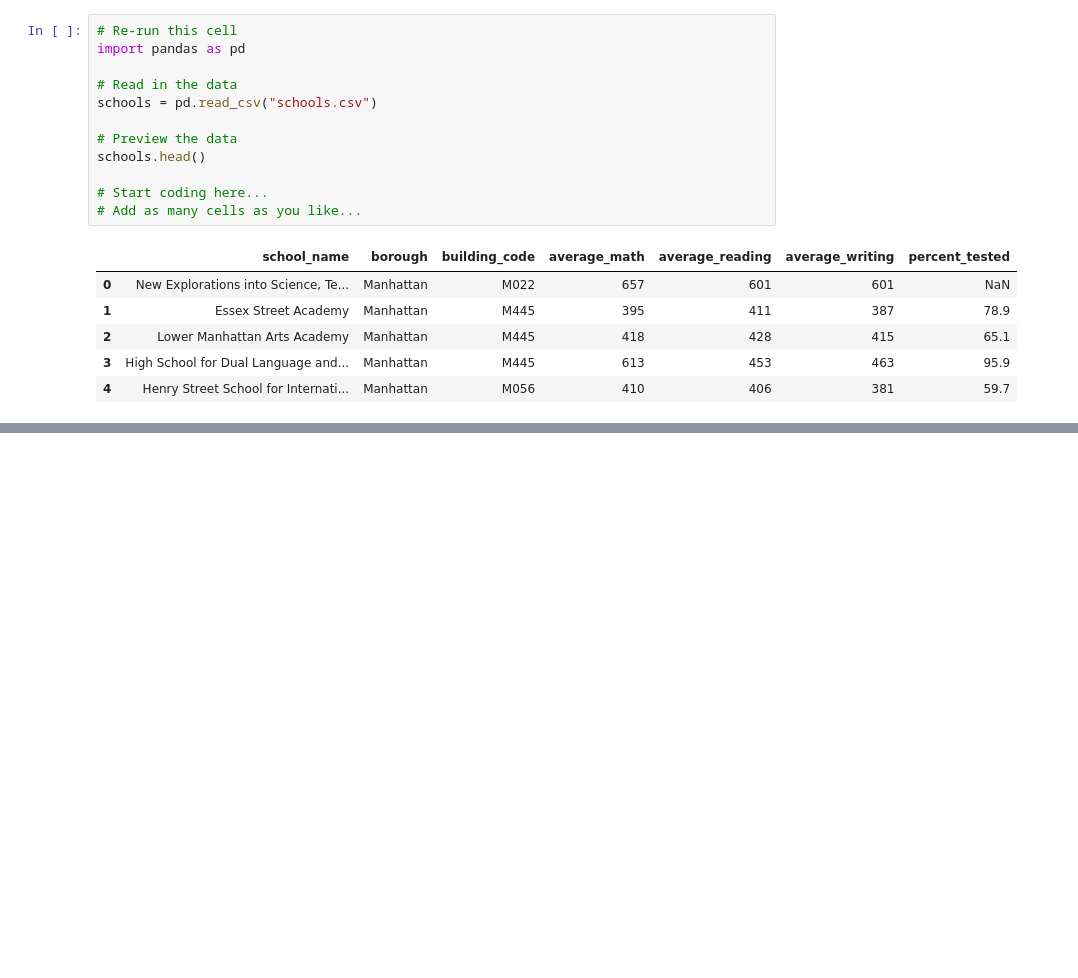
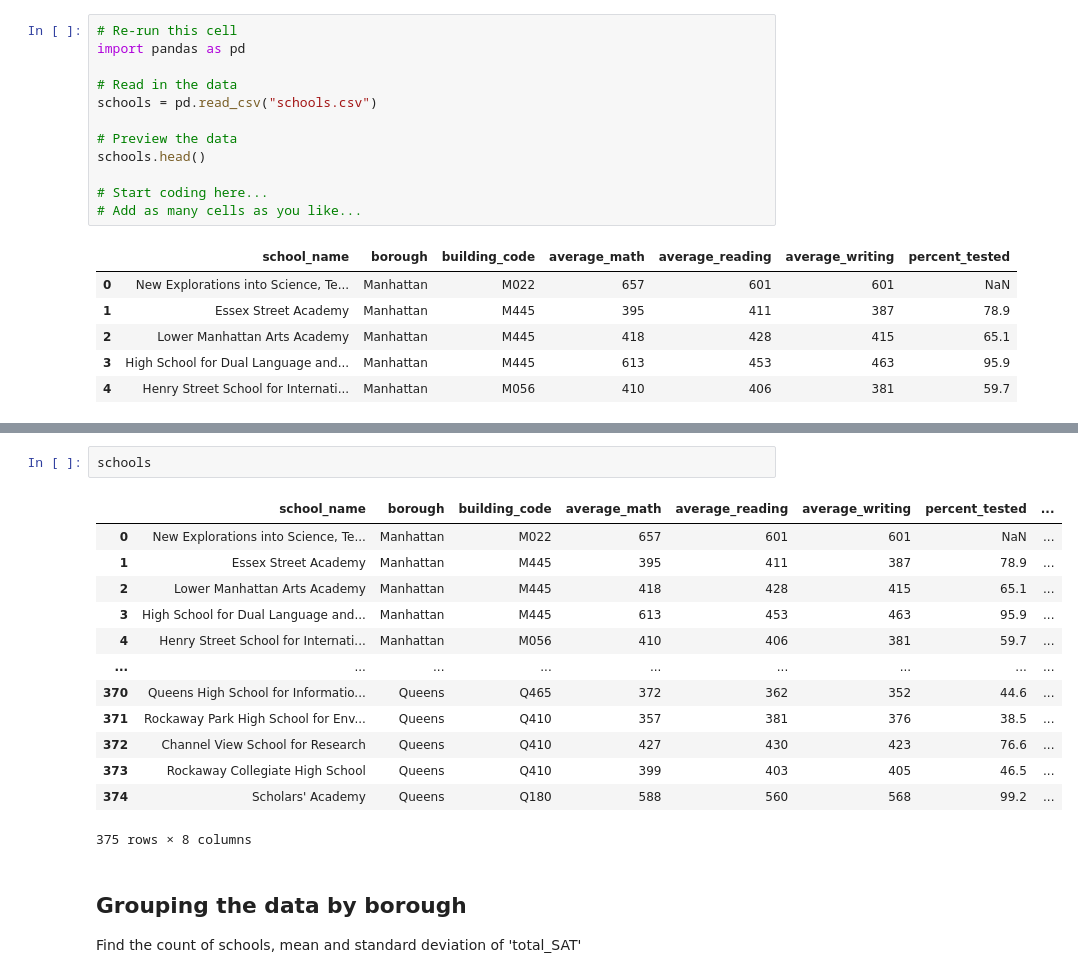
Before and after one commit to lachieho77/Exploring-NYC-Public-School-Testing-Results-Scores, a Jupyter notebook: notebook.ipynb, the cells around one changed output, grey strips where cells are left out. Drawn from its saved outputs; the diff is of its cells as text; blank space fills up the shorter version.

```diff
--- a/notebook.ipynb
+++ b/notebook.ipynb
@@ -32,0 +182,19 @@ schools.head()
+# %%
+schools
+# %% [output]
+|  | school_name | borough | building_code | average_math | average_reading | average_writing | percent_tested | ... |
+| 0 | New Explorations into Science, Te... | Manhattan | M022 | 657 | 601 | 601 | NaN | ... |
+| 1 | Essex Street Academy | Manhattan | M445 | 395 | 411 | 387 | 78.9 | ... |
+| 2 | Lower Manhattan Arts Academy | Manhattan | M445 | 418 | 428 | 415 | 65.1 | ... |
+| 3 | High School for Dual Language and... | Manhattan | M445 | 613 | 453 | 463 | 95.9 | ... |
+| 4 | Henry Street School for Internati... | Manhattan | M056 | 410 | 406 | 381 | 59.7 | ... |
+| ... | ... | ... | ... | ... | ... | ... | ... | ... |
+| 370 | Queens High School for Informatio... | Queens | Q465 | 372 | 362 | 352 | 44.6 | ... |
+| 371 | Rockaway Park High School for Env... | Queens | Q410 | 357 | 381 | 376 | 38.5 | ... |
+| 372 | Channel View School for Research | Queens | Q410 | 427 | 430 | 423 | 76.6 | ... |
+| 373 | Rockaway Collegiate High School | Queens | Q410 | 399 | 403 | 405 | 46.5 | ... |
+| 374 | Scholars' Academy | Queens | Q180 | 588 | 560 | 568 | 99.2 | ... |
+375 rows × 8 columns
+# %% [markdown]
+## Grouping the data by borough
+ Find the count of schools, mean and standard deviation of 'total_SAT'
```
Also changed, not shown: parts of 14 cells of this notebook.
